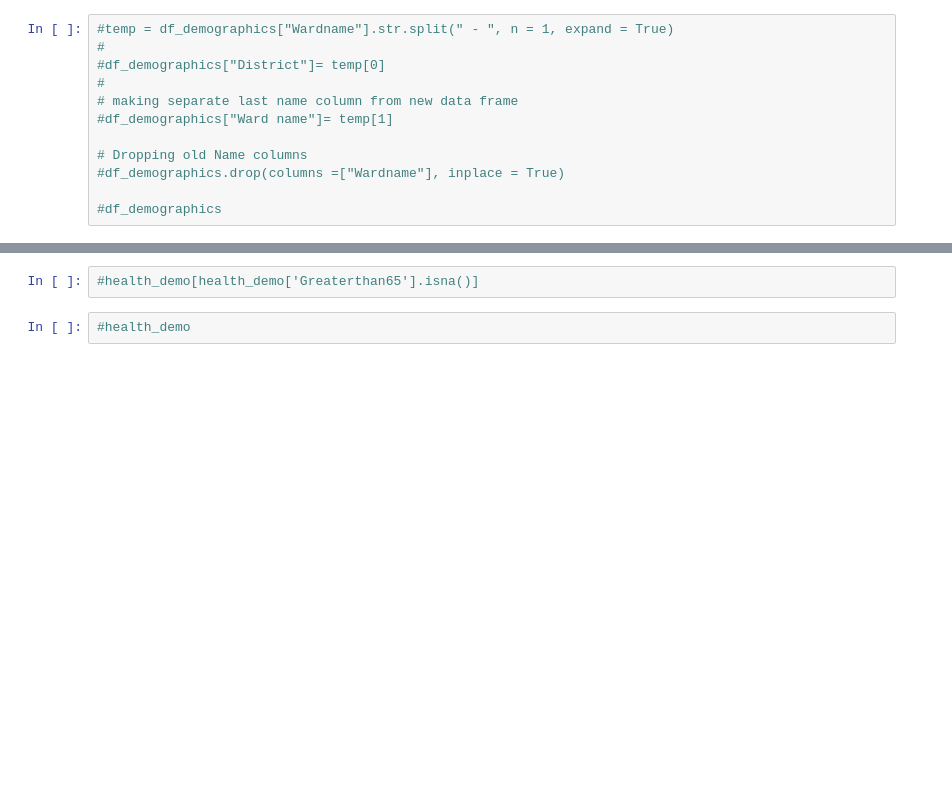
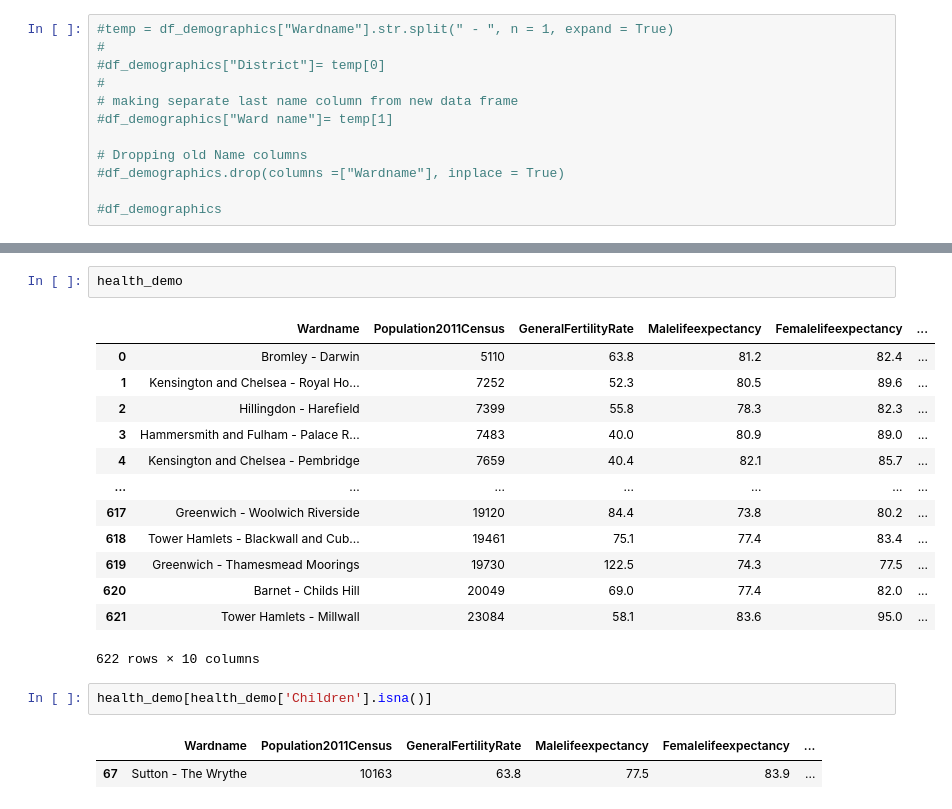
Before and after one commit to nindakhoirunnisa/W8, a Jupyter notebook: Data cleaning.ipynb, the cells around one changed output, grey strips where cells are left out. Saved outputs shown, nothing was run; the diff lists cells and outputs as text; blank space fills up the shorter version.

```diff
--- a/Data cleaning.ipynb
+++ b/Data cleaning.ipynb
@@ -240,5 +240,22 @@ info
 | Null values count | 0 | 0 | 0 | 0 | 0 | ... |
-# %%
-#health_demo[health_demo['Greaterthan65'].isna()]
-# %%
-#health_demo
+# %%
+health_demo
+# %% [output]
+|  | Wardname | Population2011Census | GeneralFertilityRate | Malelifeexpectancy | Femalelifeexpectancy | ... |
+| 0 | Bromley - Darwin | 5110 | 63.8 | 81.2 | 82.4 | ... |
+| 1 | Kensington and Chelsea - Royal Ho... | 7252 | 52.3 | 80.5 | 89.6 | ... |
+| 2 | Hillingdon - Harefield | 7399 | 55.8 | 78.3 | 82.3 | ... |
+| 3 | Hammersmith and Fulham - Palace R... | 7483 | 40.0 | 80.9 | 89.0 | ... |
+| 4 | Kensington and Chelsea - Pembridge | 7659 | 40.4 | 82.1 | 85.7 | ... |
+| ... | ... | ... | ... | ... | ... | ... |
+| 617 | Greenwich - Woolwich Riverside | 19120 | 84.4 | 73.8 | 80.2 | ... |
+| 618 | Tower Hamlets - Blackwall and Cub... | 19461 | 75.1 | 77.4 | 83.4 | ... |
+| 619 | Greenwich - Thamesmead Moorings | 19730 | 122.5 | 74.3 | 77.5 | ... |
+| 620 | Barnet - Childs Hill | 20049 | 69.0 | 77.4 | 82.0 | ... |
+| 621 | Tower Hamlets - Millwall | 23084 | 58.1 | 83.6 | 95.0 | ... |
+622 rows × 10 columns
+# %%
+health_demo[health_demo['Children'].isna()]
+# %% [output]
+|  | Wardname | Population2011Census | GeneralFertilityRate | Malelifeexpectancy | Femalelifeexpectancy | ... |
+| 67 | Sutton - The Wrythe | 10163 | 63.8 | 77.5 | 83.9 | ... |
```
Also changed, not shown: parts of 5 cells of this notebook.
